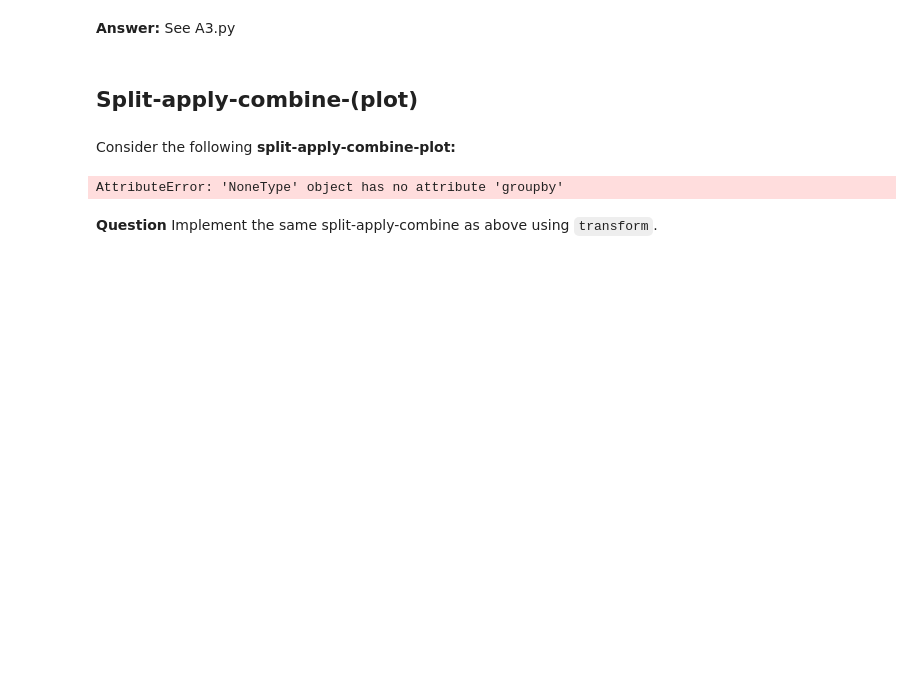
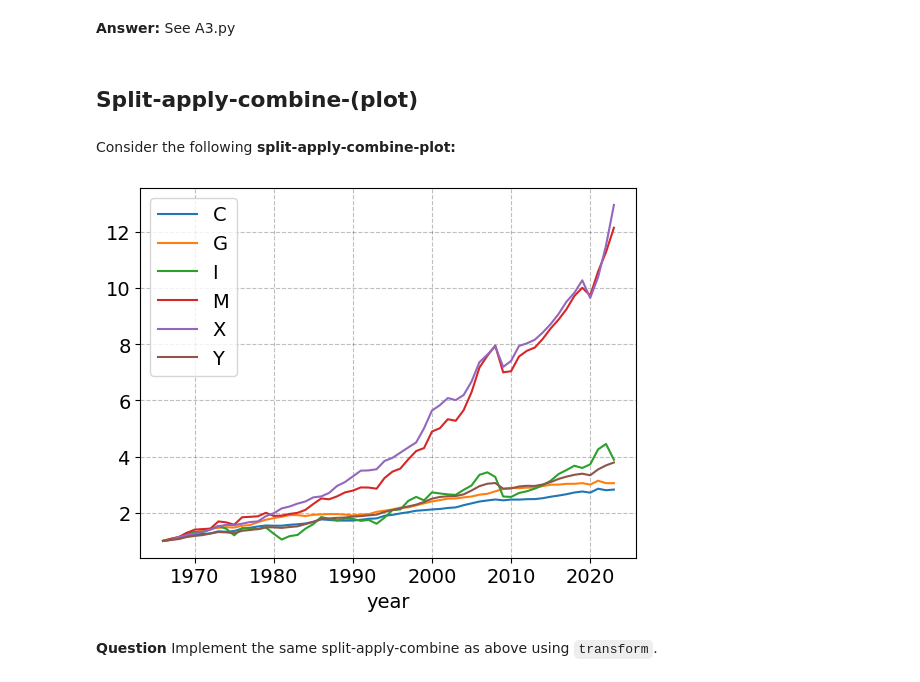
Before and after one commit to RosaMeyer/IntroProg-exercises, a Jupyter notebook: PS4/problem_set_4.ipynb, the cells around one changed output. Saved outputs shown, nothing was run; the diff lists cells and outputs as text; code cells hidden in the pictures; blank space fills up the shorter version.

```diff
--- a/PS4/problem_set_4.ipynb
+++ b/PS4/problem_set_4.ipynb
@@ -257,27 +276,27 @@ merged = pd.merge(nah1, pop, how='left', on=['year']) # how - left: use only key
 Consider the following **split-apply-combine-plot:**
 # %%
 # a. split
-nah1_true_grouped = nah1_true.groupby(['variable','unit'])
+nah1_true_grouped = nah1.groupby(['variable','unit'])
 nah1_true_grouped_first = nah1_true_grouped.value.first()
 nah1_true_grouped_first.name = 'first'
 
 # b. apply
-nah1_true.set_index(['variable','unit','year'],inplace=True)
-nah1_true = nah1_true.join(nah1_true_grouped_first,how='left',on=['variable','unit'])
-nah1_true.reset_index(inplace=True)
+nah1.set_index(['variable','unit','year'],inplace=True)
+nah1 = nah1.join(nah1_true_grouped_first,how='left',on=['variable','unit'])
+nah1.reset_index(inplace=True)
 
 # c. combine
-nah1_true['indexed'] = nah1_true['value']/nah1_true['first']
+nah1['indexed'] = nah1['value']/nah1['first']
 
 # d. plot
 def plot(df,variable='indexed'):
     df_indexed = df.set_index('year')
     I = df_indexed.unit == 'real'
     df_indexed[I].groupby(['variable'])[variable].plot(legend=True);
 
-plot(nah1_true)
+plot(nah1)
 # %% [output]
-AttributeError: 'NoneType' object has no attribute 'groupby'
+[figure, added]
 # %% [markdown]
 **Question** Implement the same split-apply-combine as above using `transform`.
 # %%
```
Also changed, not shown: parts of 11 cells of this notebook.
